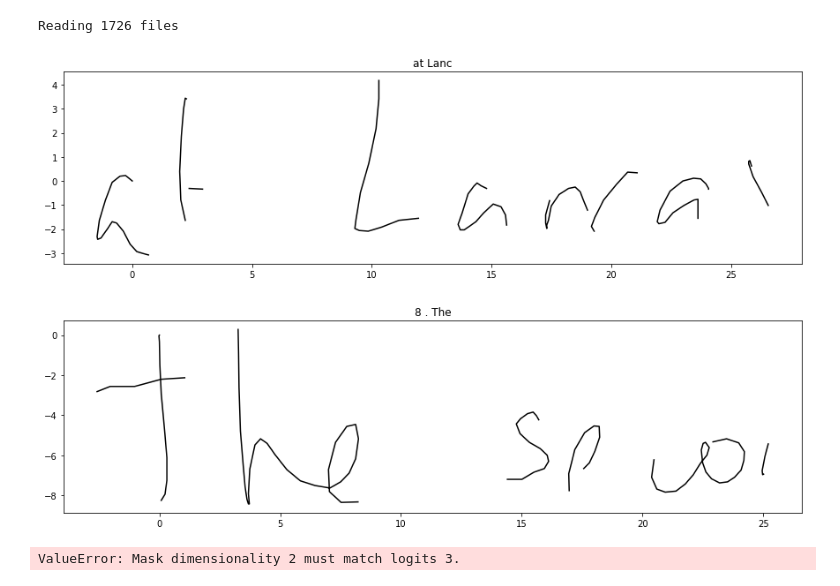
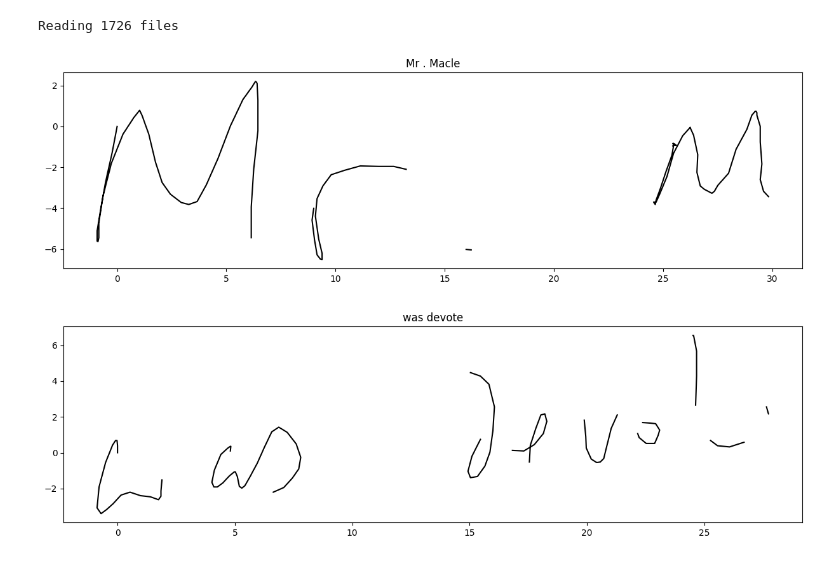
Before and after one commit to dcbrien/More-than-meets-the-eye---Transformers-that-write, a Jupyter notebook: Writing-Transformer.ipynb, the cells around one changed output. Saved outputs shown, nothing was run; the diff lists cells and outputs as text; code cells hidden in the pictures.

Commit message:
First pass at the encoder code

```diff
--- a/Writing-Transformer.ipynb
+++ b/Writing-Transformer.ipynb
@@ -45,7 +45,7 @@ class WritingGenerator():
         # tokens to read in every writing sample fully with padding and this is beyond a standard
         # Transformer. Perhaps a PerceiverAR is next?
         self.MAX_STROKE_LEN = 100
-        self.MAX_CHAR_SEQ_LEN = 7
+        self.MAX_CHAR_SEQ_LEN = 10
 
         self.f_name = f_name
 
@@ -237,14 +237,14 @@ Reading 1726 files
 # %%
 # Inspect our dataset.  It returns a tuple of stroke offsets and matching ascii strings
 # You can see that there isn't an exact match for every subject for strokes to ascii
 # because of the token limit in Transformers
-SUB = 1
+SUB = 3
 
 for s, l in train.batched_onehot_set.take(2).cache():
     plot_stroke(s[0][SUB, :, :], s[1][SUB, :])
 # %% [output]
-[figure, old version]
+[figure, new version]
-[figure, old version]
+[figure, new version]
 # %%
 # Much of the following code is from the excellent Tensorflow tutorial on Transformers: https://www.tensorflow.org/text/tutorials/transformer
 
@@ -323,11 +382,14 @@ class Encoder_Layer(hk.Module):
 # %%
-# Test Encoder
-def encoder(x: jnp.ndarray, mask: jnp.ndarray) -> jnp.ndarray:
-    enc = Encoder_Layer(32, 128, 4, 128)
+# Test Encoder - x input will be [B, T, d_model] embedded characters with positional encoding added
+def encoder(x: jnp.ndarray) -> jnp.ndarray:
+    enc = Encoder(4, 32, 128, 4, 128, 200)
 
-    return enc(x, mask)
+    return enc(x)
 
 network = hk.transform(encoder)
-params = network.init(rng=jax.random.PRNGKey(42), x=jnp.zeros((1, 100)), mask=jnp.zeros((1, 100)))
+key = jax.random.PRNGKey(42)
+params = network.init(rng=key, x=jnp.ones((32, 10, 101)))
+
+out = network.apply(params, key, x=s[1].numpy())
+
+#params
-# %% [output]
-ValueError: Mask dimensionality 2 must match logits 3.
```
Also changed, not shown: parts of 2 cells of this notebook.
